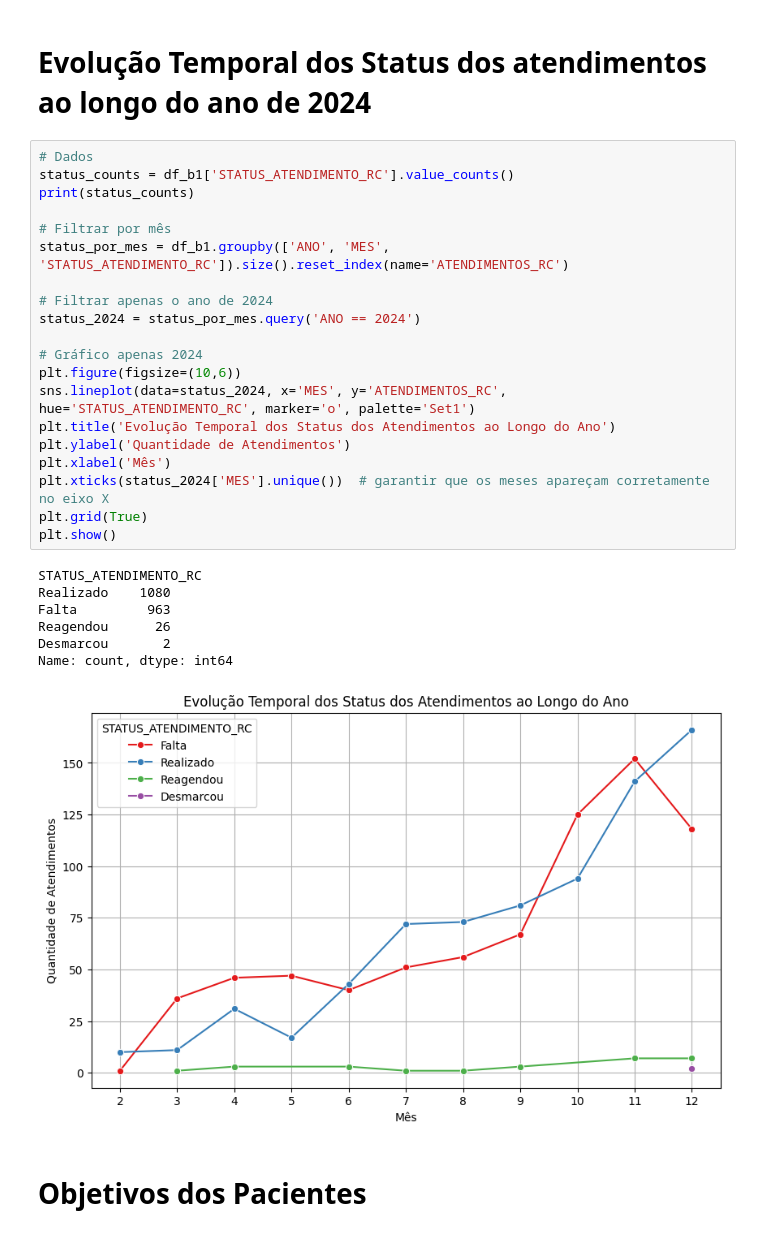
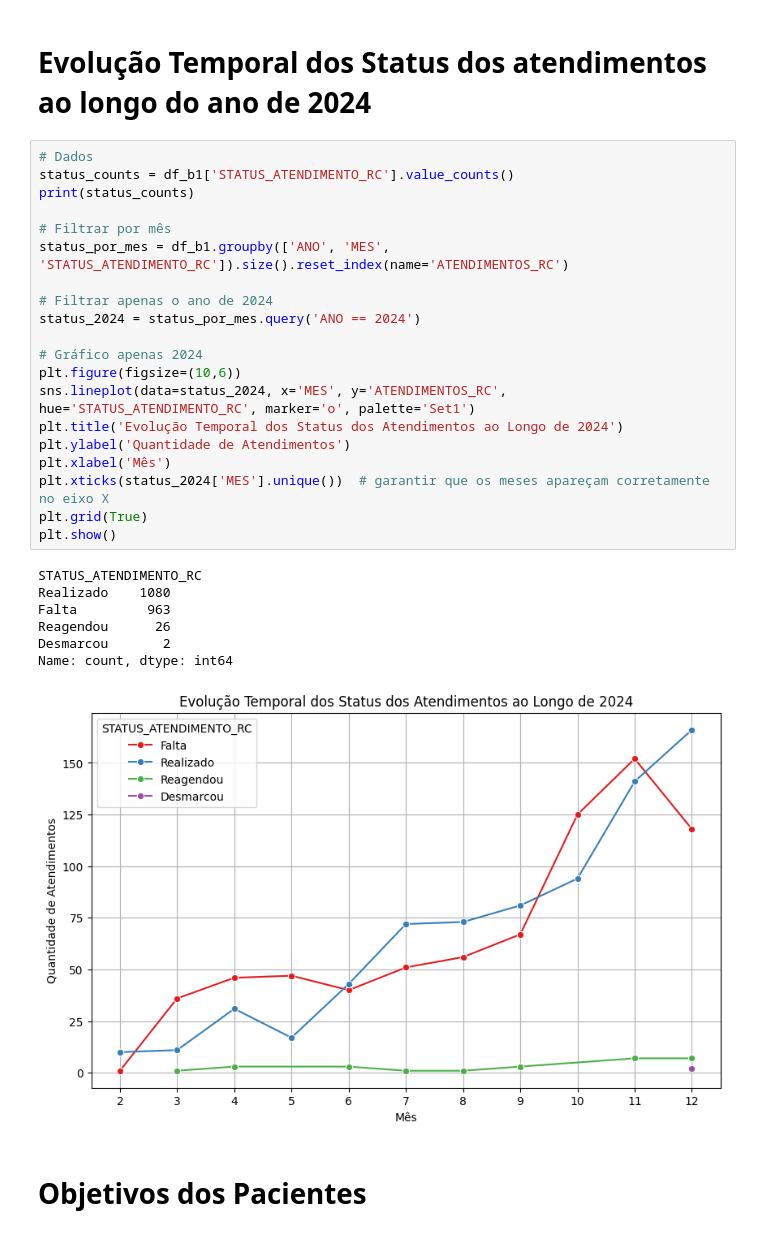
Before and after one commit to GARTosto/fluanutricaojob1, a Jupyter notebook: Flua_job1_analises.ipynb, the cells around one changed output. Saved outputs shown, nothing was run; the diff lists cells and outputs as text.

```diff
--- a/Flua_job1_analises.ipynb
+++ b/Flua_job1_analises.ipynb
@@ -130,31 +176,31 @@ plt.show()
 # %%
 # Dados
 status_counts = df_b1['STATUS_ATENDIMENTO_RC'].value_counts()
 print(status_counts)
 
 # Filtrar por mês
 status_por_mes = df_b1.groupby(['ANO', 'MES', 'STATUS_ATENDIMENTO_RC']).size().reset_index(name='ATENDIMENTOS_RC')
 
 # Filtrar apenas o ano de 2024
 status_2024 = status_por_mes.query('ANO == 2024')
 
 # Gráfico apenas 2024
 plt.figure(figsize=(10,6))
 sns.lineplot(data=status_2024, x='MES', y='ATENDIMENTOS_RC', hue='STATUS_ATENDIMENTO_RC', marker='o', palette='Set1')
-plt.title('Evolução Temporal dos Status dos Atendimentos ao Longo do Ano')
+plt.title('Evolução Temporal dos Status dos Atendimentos ao Longo de 2024')
 plt.ylabel('Quantidade de Atendimentos')
 plt.xlabel('Mês')
 plt.xticks(status_2024['MES'].unique())  # garantir que os meses apareçam corretamente no eixo X
 plt.grid(True)
 plt.show()
 # %% [output]
 STATUS_ATENDIMENTO_RC
 Realizado    1080
 Falta         963
 Reagendou      26
 Desmarcou       2
 Name: count, dtype: int64
-[figure, old version]
+[figure, new version]
 # %% [markdown]
 # Objetivos dos Pacientes
 # %%
```
Also changed, not shown: parts of 5 cells of this notebook, 1 other file.
